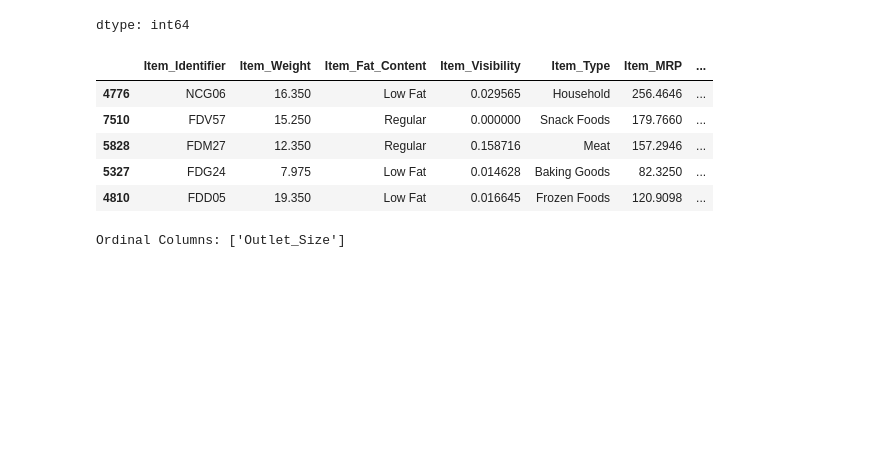
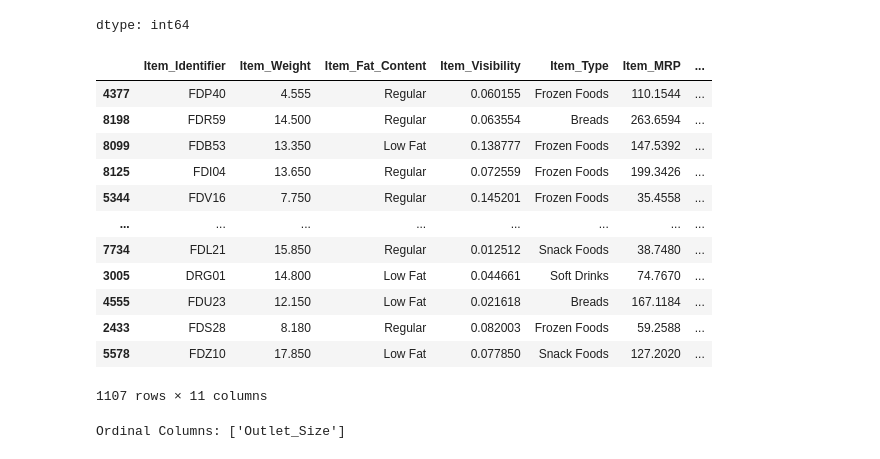
Before and after one commit to QustaB/Prediction_of_Production_Sales, a Jupyter notebook: Prediction_of_Production_Sales.ipynb, the cells around one changed output. Cells and saved outputs as stored; diff of their text form; code cells hidden in the pictures; blank space fills up the shorter version.

```diff
--- a/Prediction_of_Production_Sales.ipynb
+++ b/Prediction_of_Production_Sales.ipynb
@@ -1047,3 +1047,6 @@ Train-Test-Split
 # %%
 # Train test split
 X_train, X_test, y_train, y_test = train_test_split(X, y, random_state = 42)
+# %%
+null_weight = X_train['Item_Weight'].isna()
+X_train[null_weight]
@@ -1153,14 +1170,21 @@ dtype: int64
 | Outlet_Type | 0 |
 dtype: int64
 # %%
-X_train.head()
+X_train[null_weight]
 # %% [output]
 |  | Item_Identifier | Item_Weight | Item_Fat_Content | Item_Visibility | Item_Type | Item_MRP | ... |
-| 4776 | NCG06 | 16.350 | Low Fat | 0.029565 | Household | 256.4646 | ... |
-| 7510 | FDV57 | 15.250 | Regular | 0.000000 | Snack Foods | 179.7660 | ... |
-| 5828 | FDM27 | 12.350 | Regular | 0.158716 | Meat | 157.2946 | ... |
-| 5327 | FDG24 | 7.975 | Low Fat | 0.014628 | Baking Goods | 82.3250 | ... |
-| 4810 | FDD05 | 19.350 | Low Fat | 0.016645 | Frozen Foods | 120.9098 | ... |
+| 4377 | FDP40 | 4.555 | Regular | 0.060155 | Frozen Foods | 110.1544 | ... |
+| 8198 | FDR59 | 14.500 | Regular | 0.063554 | Breads | 263.6594 | ... |
+| 8099 | FDB53 | 13.350 | Low Fat | 0.138777 | Frozen Foods | 147.5392 | ... |
+| 8125 | FDI04 | 13.650 | Regular | 0.072559 | Frozen Foods | 199.3426 | ... |
+| 5344 | FDV16 | 7.750 | Regular | 0.145201 | Frozen Foods | 35.4558 | ... |
+| ... | ... | ... | ... | ... | ... | ... | ... |
+| 7734 | FDL21 | 15.850 | Regular | 0.012512 | Snack Foods | 38.7480 | ... |
+| 3005 | DRG01 | 14.800 | Low Fat | 0.044661 | Soft Drinks | 74.7670 | ... |
+| 4555 | FDU23 | 12.150 | Low Fat | 0.021618 | Breads | 167.1184 | ... |
+| 2433 | FDS28 | 8.180 | Regular | 0.082003 | Frozen Foods | 59.2588 | ... |
+| 5578 | FDZ10 | 17.850 | Low Fat | 0.077850 | Snack Foods | 127.2020 | ... |
+1107 rows × 11 columns
 # %%
 ord_cols = ['Outlet_Size']
 print("Ordinal Columns:", ord_cols)
```
Also changed, not shown: parts of 7 cells of this notebook.
